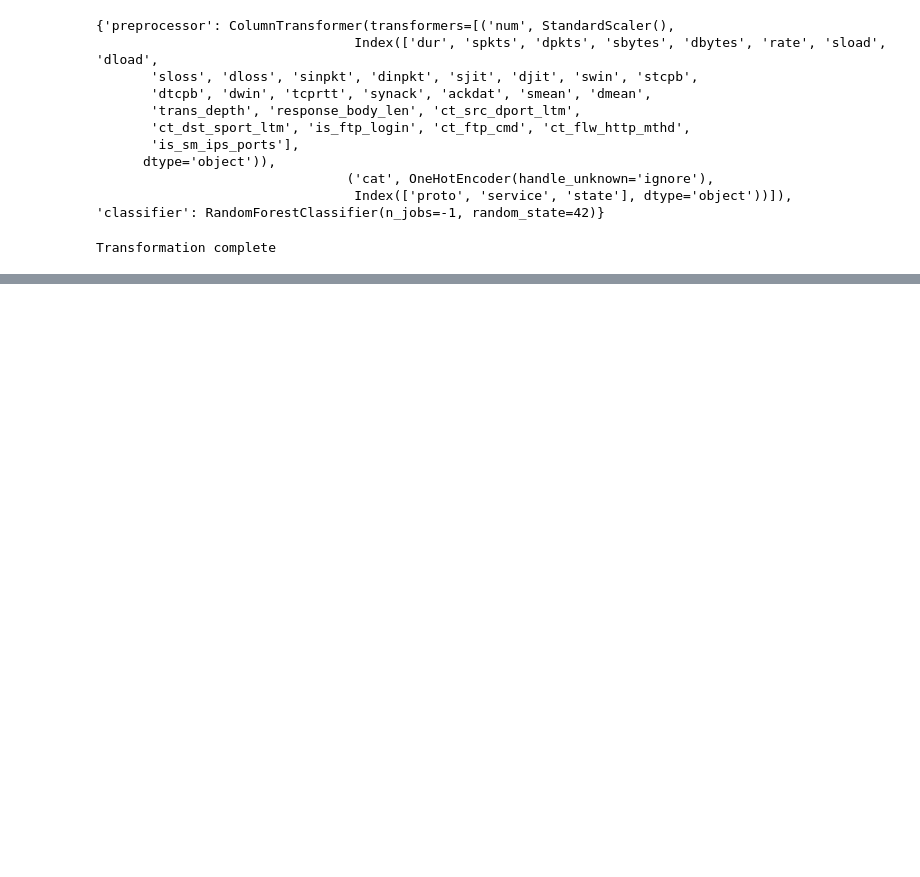
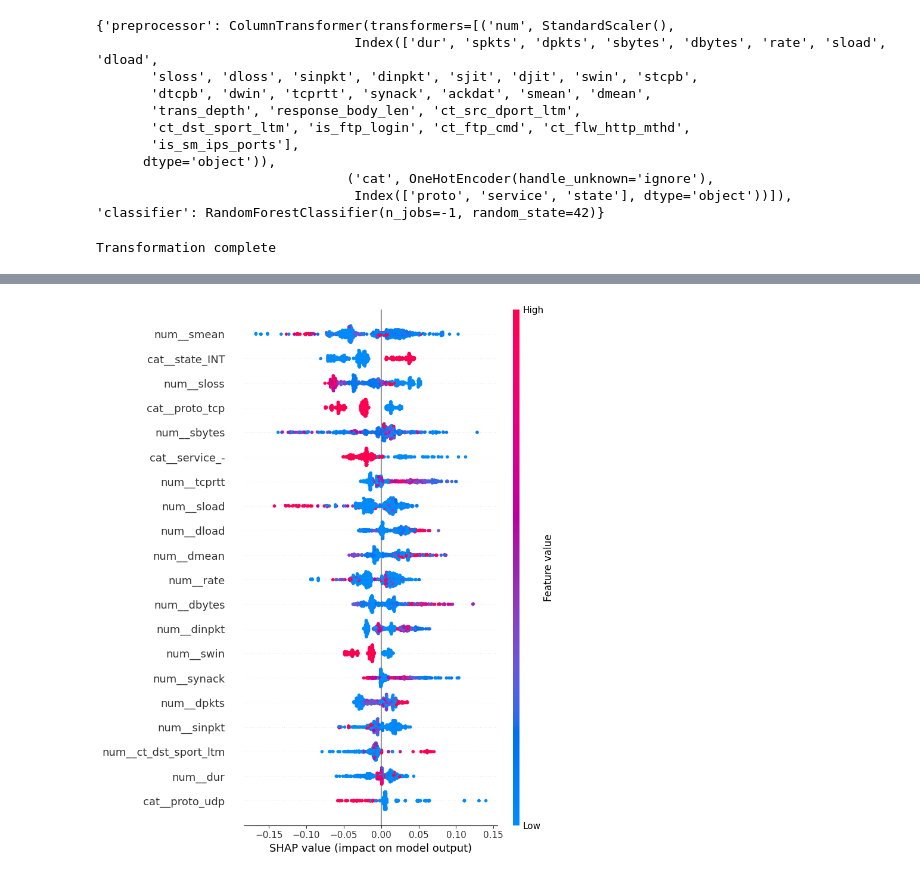
Before and after one commit to harsh27004/ai-ids, a Jupyter notebook: notebooks/preprocessing(UNSW-NB15).ipynb, the cells around one changed output, grey strips where cells are left out. Saved outputs shown, nothing was run; the diff lists cells and outputs as text; code cells hidden in the pictures; blank space fills up the shorter version.

```diff
--- a/notebooks/preprocessing(UNSW-NB15).ipynb
+++ b/notebooks/preprocessing(UNSW-NB15).ipynb
@@ -192,0 +202,10 @@ shap_values = explainer.shap_values(X_sample)
+# %%
+feature_names = preprocessor.get_feature_names_out()
+
+shap.summary_plot(
+    shap_values[:, :, 1],
+    X_sample,
+    feature_names=feature_names
+)
+# %% [output]
+[figure, added]
```
Also changed, not shown: parts of 13 cells of this notebook, 3 other files.
